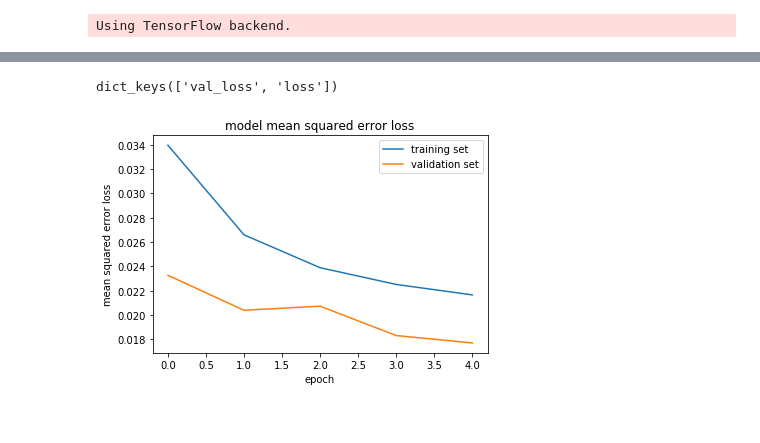
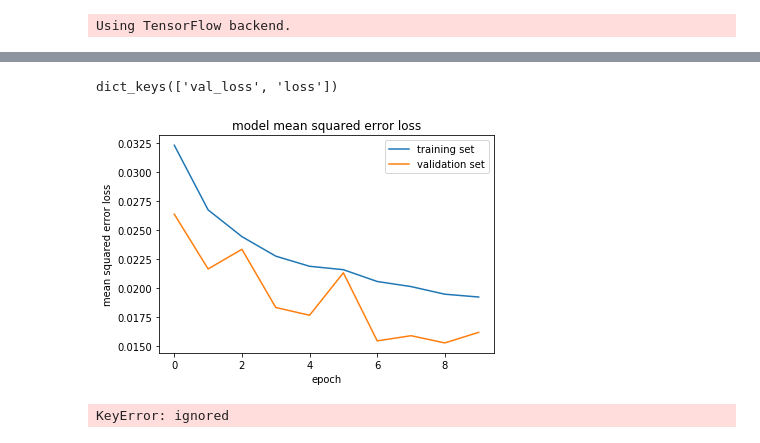
Before and after one commit to bessszilard/Udacity-Self-Driving-Car-Engineer-Nanodegree-Program, a Jupyter notebook: Project-4-Behavioral-Cloning/Behavioral_cloning_CNN.ipynb, the cells around one changed output, grey strips where cells are left out. Saved outputs shown, nothing was run; the diff lists cells and outputs as text; code cells hidden in the pictures.

```diff
--- a/Project-4-Behavioral-Cloning/Behavioral_cloning_CNN.ipynb
+++ b/Project-4-Behavioral-Cloning/Behavioral_cloning_CNN.ipynb
@@ -93,0 +80,17 @@ for line in lines:
+# %%
+# Or, if bin is an integer, you can set the number of bins:
+bins = 50
+hist, bin_edges = np.histogram(measurements, bins=bins)
+x = np.linspace(-1, 1, bins)
+# print(x)
+# print(hist)
+# plt.plot(x, hist)
+# plt.show()
+# plt.plot(measurements)
+plt.step(x, hist)
+plt.title("Distribution of steering angles")
+plt.xlabel("Steering angle [-1, 1]")
+plt.ylabel("Quantity")
+
+plt.savefig('steering_distribution.png', dpi=300)
+files.download('steering_distribution.png')
@@ -94,11 +99,7 @@ for line in lines:
 # %%
 def img_preprocess(img):
-#     img = img[60:135, :, :]                    # we don't need the top of the picture, because it is only terrian.
-                                               # We don't need also the bottom of the image, because it only the hood of the car
     img = cv2.cvtColor(img, cv2.COLOR_BGR2YUV) # Nvidia model needed this color space
-#     img = cv2.GaussianBlur(img, (3, 3), 0)     # Gaussian blur removes noise
-#     img = cv2.resize(img, (200, 66))
-#     img = img / 255 - 0.5
+    img = cv2.GaussianBlur(img, (3, 3), 0)     # Gaussian blur removes noise
     return img
 # %%
 index = random.randint(0, len(measurements)-1)
@@ -182,8 +170,6 @@ print(np.array(train_generator_data))
 ch, row, col = 3, 160, 320  # Trimmed image format
 
 model = Sequential()
-# model.add(Lambda(lambda x: ((x / 255.0) - 0.5), input_shape=(160, 320, 3)))
-# model.add(Lambda(lambda x: (x), input_shape=(66, 200, 3)))
 model.add(Lambda(lambda x: x/127.5 - 1., input_shape=(row, col, ch), output_shape=(row, col, ch)))
 model.add(Cropping2D(cropping=((70, 25),(0, 0))))
 model.add(Conv2D(24, (5, 5), strides=(2, 2), activation='relu'))
@@ -198,15 +184,13 @@ model.add(Dropout(0.5))
 model.add(Dense(50, activation='relu'))
 model.add(Dropout(0.5))
 model.add(Dense(10, activation='relu'))
-# model.add(Dropout(0.5))
 model.add(Dense(1))
 
-optimizer = Adam(lr = 0.5e-3)
+optimizer = Adam(lr = 0.3e-3)
 model.compile(loss='mse', optimizer=optimizer)
-# history_object = model.fit(X_train, y_train, validation_split=0.2, shuffle=True, epochs=7)
 history_object = model.fit_generator(train_generator,
                                     steps_per_epoch=np.ceil(len(train_samples)/batch_size),
                                     validation_data=validation_generator,
                                     validation_steps=np.ceil(len(validation_samples)/batch_size),
-                                    epochs=5, verbose=1)
+                                    epochs=10, verbose=1)
 # %% [output]
@@ -223,18 +214,21 @@ Epoch 5/5
 # %%
 ### print the keys contained in the history object
 print(history_object.history.keys())
 
 ### plot the training and validation loss for each epoch
 plt.plot(history_object.history['loss'])
 plt.plot(history_object.history['val_loss'])
 plt.title('model mean squared error loss')
 plt.ylabel('mean squared error loss')
 plt.xlabel('epoch')
 plt.legend(['training set', 'validation set'], loc='upper right')
+plt.savefig('training_curve.png', dpi=300)
+files.download('training_curve.png')
 plt.show()
 # %% [output]
 dict_keys(['val_loss', 'loss'])
-[figure, old version]
+[figure, new version]
+KeyError: ignored
 # %%
 model.save('model.h5')
 # !ls
```
Also changed, not shown: parts of 11 cells of this notebook.
